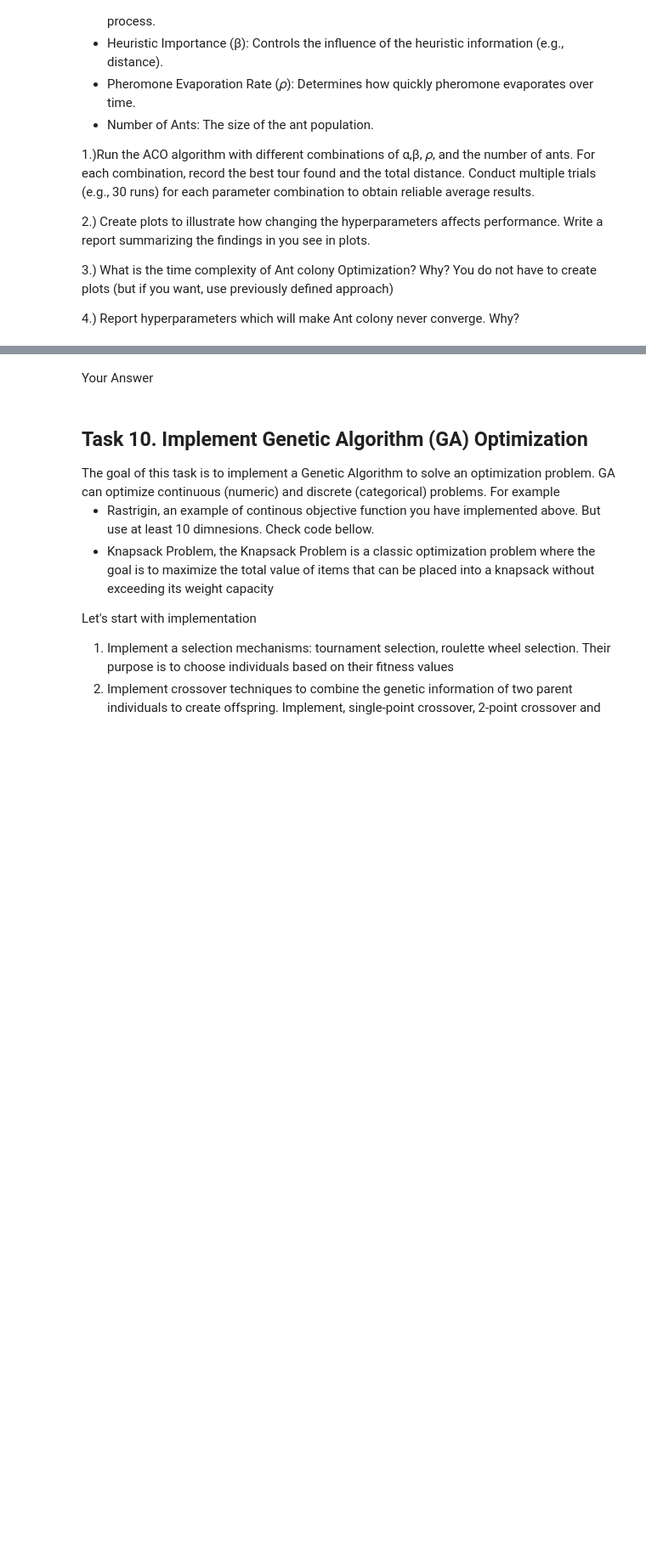
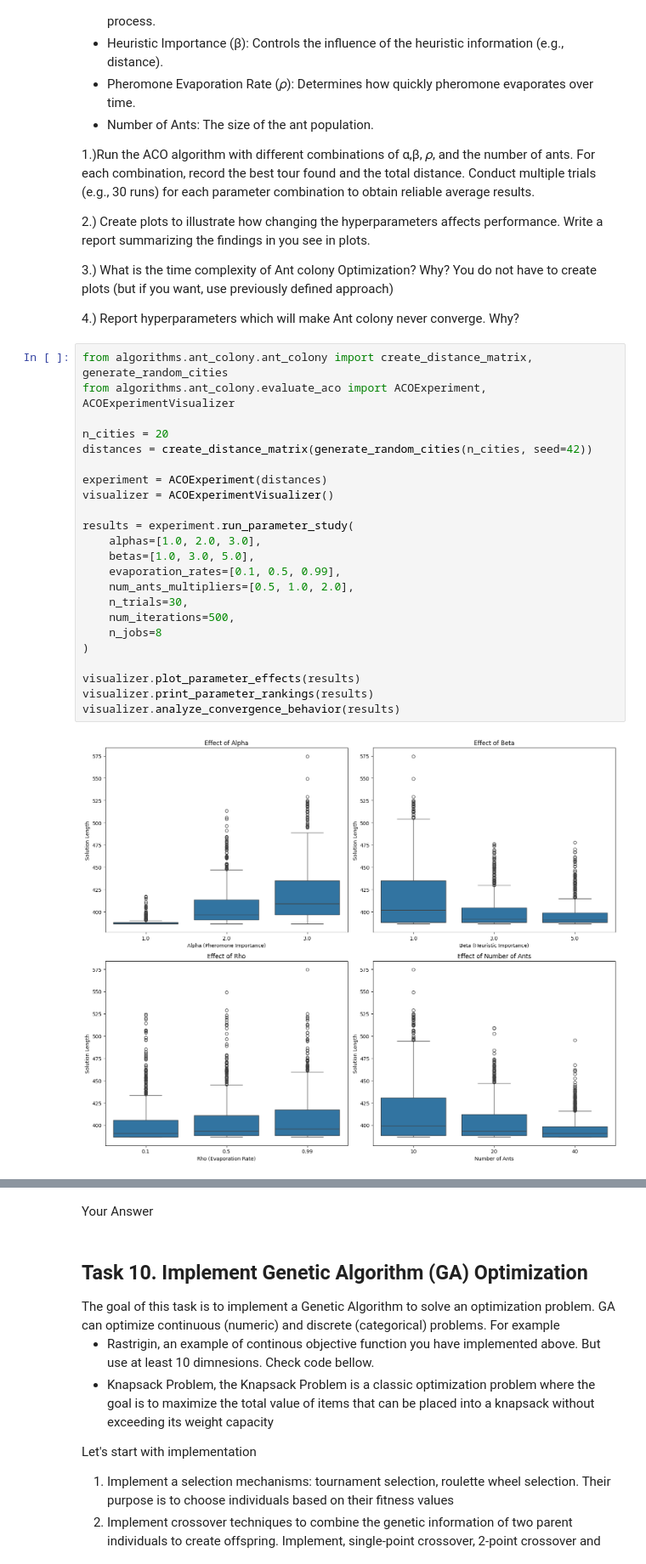
Before and after one commit to ImraKocis/optimization-algorithms-based-on-evolutionary-computing, a Jupyter notebook: ProjectGuide.ipynb, the cells around one changed output, grey strips where cells are left out. Shown at 85% size. Saved outputs shown, nothing was run; the diff lists cells and outputs as text; blank space fills up the shorter version.

```diff
--- a/ProjectGuide.ipynb
+++ b/ProjectGuide.ipynb
@@ -740,3 +741,28 @@ Experiment with:
 <p> 2.) Create plots to illustrate how changing the hyperparameters affects performance. Write a report summarizing the findings in you see in plots. </p>
 <p> 3.) What is the time complexity of Ant colony Optimization? Why? You do not have to create plots (but if you want, use previously defined approach) </p>
 <p> 4.) Report hyperparameters which will make Ant colony never converge. Why?</p>
+# %%
+from algorithms.ant_colony.ant_colony import create_distance_matrix, generate_random_cities
+from algorithms.ant_colony.evaluate_aco import ACOExperiment, ACOExperimentVisualizer
+
+n_cities = 20
+distances = create_distance_matrix(generate_random_cities(n_cities, seed=42))
+
+experiment = ACOExperiment(distances)
+visualizer = ACOExperimentVisualizer()
+
+results = experiment.run_parameter_study(
+    alphas=[1.0, 2.0, 3.0],
+    betas=[1.0, 3.0, 5.0],
+    evaporation_rates=[0.1, 0.5, 0.99],
+    num_ants_multipliers=[0.5, 1.0, 2.0],
+    n_trials=30,
+    num_iterations=500,
+    n_jobs=8
+)
+
+visualizer.plot_parameter_effects(results)
+visualizer.print_parameter_rankings(results)
+visualizer.analyze_convergence_behavior(results)
+# %% [output]
+[figure, added]
```
Also changed, not shown: parts of 4 cells of this notebook, 4 other files.
